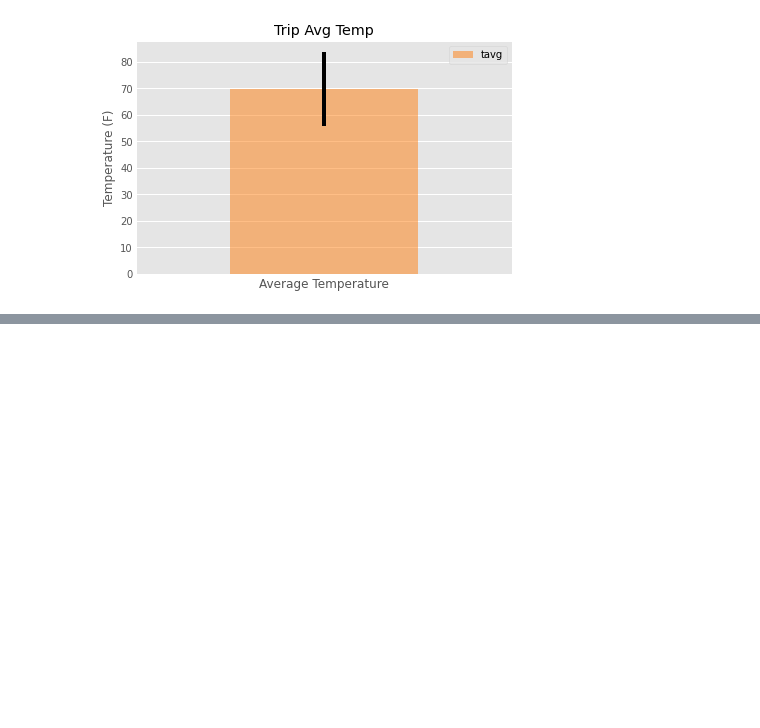
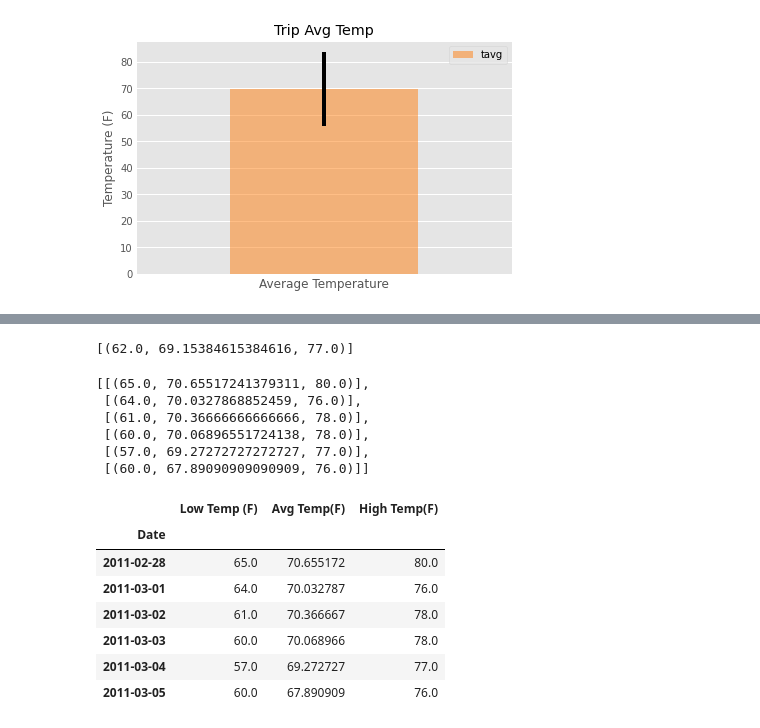
Before and after one commit to gabeo13/SQLAlchemy-ORM-Flask-API, a Jupyter notebook: climate.ipynb, the cells around one changed output, grey strips where cells are left out. Saved outputs shown, nothing was run; the diff lists cells and outputs as text; code cells hidden in the pictures; blank space fills up the shorter version.

```diff
--- a/climate.ipynb
+++ b/climate.ipynb
@@ -284,18 +299,35 @@ def daily_normals(date):
 
     """
 
-    sel = [func.min(Measurement.tobs), func.avg(Measurement.tobs), func.max(Measurement.tobs)]
-    return session.query(*sel).filter(func.strftime("%m-%d", Measurement.date) == date).all()
+    sel = [func.min(measurement.tobs), func.avg(measurement.tobs), func.max(measurement.tobs)]
+    return session.query(*sel).filter(func.strftime("%m-%d", measurement.date) == date).all()
 
 daily_normals("01-01")
+# %% [output]
+[(62.0, 69.15384615384616, 77.0)]
 # %%
 # calculate the daily normals for your trip
 # push each tuple of calculations into a list called `normals`
-
+normals=[]
 # Set the start and end date of the trip
+start_date='2011-02-28'
+end_date='2011-03-05'
 
 # Use the start and end date to create a range of dates
+date_list=pd.date_range(start_date,end_date)
 
-# Stip off the year and save a list of %m-%d strings
+# Strip off the year and save a list of %m-%d strings
+day_month=date_list.strftime('%m-%d')
 
 # Loop through the list of %m-%d strings and calculate the normals for each date
+for day in day_month:
+    normals.append(daily_normals(day))
+
+normals
+# %% [output]
+[[(65.0, 70.65517241379311, 80.0)],
+ [(64.0, 70.0327868852459, 76.0)],
+ [(61.0, 70.36666666666666, 78.0)],
+ [(60.0, 70.06896551724138, 78.0)],
+ [(57.0, 69.27272727272727, 77.0)],
+ [(60.0, 67.89090909090909, 76.0)]]
@@ -304,2 +334,19 @@ daily_normals("01-01")
+# %%
+# Load the previous query results into a Pandas DataFrame and add the `trip_dates` range as the `date` index
+new_list=[normals[0][0],normals[1][0],normals[2][0],normals[3][0],normals[4][0],normals[5][0]]
+new_frame=pd.DataFrame(new_list,columns=['Low Temp (F)','Avg Temp(F)', 'High Temp(F)'])
+new_frame['Date']=date_list
+new_frame=new_frame.set_index('Date')
+dfi.export(df,'img/daily_normals.png')
+new_frame
+# %% [output]
+|  | Low Temp (F) | Avg Temp(F) | High Temp(F) |
+| Date |  |  |  |
+| 2011-02-28 | 65.0 | 70.655172 | 80.0 |
+| 2011-03-01 | 64.0 | 70.032787 | 76.0 |
+| 2011-03-02 | 61.0 | 70.366667 | 78.0 |
+| 2011-03-03 | 60.0 | 70.068966 | 78.0 |
+| 2011-03-04 | 57.0 | 69.272727 | 77.0 |
+| 2011-03-05 | 60.0 | 67.890909 | 76.0 |
 # %%
 # Plot the daily normals as an area plot with `stacked=False`
```
Also changed, not shown: parts of 4 cells of this notebook, 3 other files.
